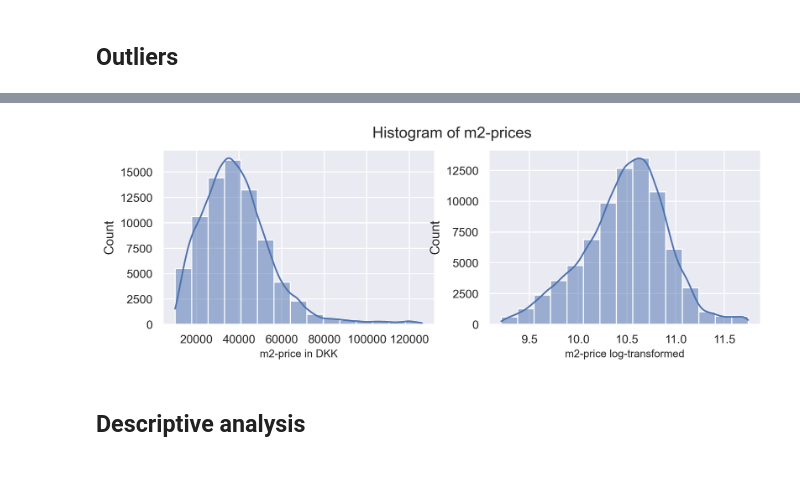
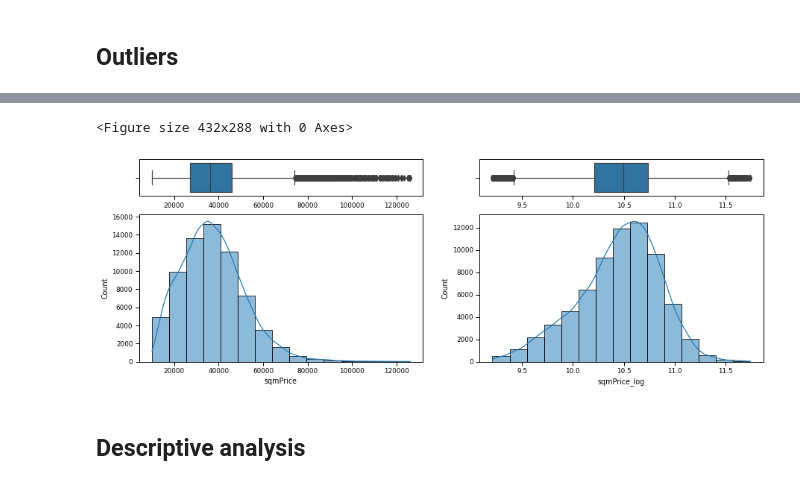
Before and after one commit to yapicikerem/ISDS_G9, a Jupyter notebook: Exam_G9.ipynb, the cells around one changed output, grey strips where cells are left out. Saved outputs shown, nothing was run; the diff lists cells and outputs as text; code cells hidden in the pictures.

```diff
--- a/Exam_G9.ipynb
+++ b/Exam_G9.ipynb
@@ -151,13 +175,0 @@ plt.show()
-# %%
-sns.set()
-#changing quality for exporting
-plt.rcParams['figure.dpi'] = 300
-plt.rcParams['savefig.dpi'] = 300
-
-# plotting settings
-fig, axes = plt.subplots(1, 2, figsize=(10,3))
-fig.suptitle('Boxplot for m2-prices')
-sns.boxplot(ax=axes[0], x=boliga['sqmPrice']).set_xlabel("m2-price in DKK", fontsize = 10)
-sns.boxplot(ax=axes[1], x=boliga['sqmPrice_log']).set_xlabel("m2-price log-transformed", fontsize = 10)
-
-plt.savefig('boxplot_sqmPrices.png', bbox_inches="tight")
@@ -166,14 +175,0 @@ plt.savefig('boxplot_sqmPrices.png', bbox_inches="tight")
-# %%
-fig, (ax1, ax2) = plt.subplots(1, 2, figsize=(10,3))
-fig.suptitle('Histogram of m2-prices')
-sns.histplot(ax=ax1, x=boliga['sqmPrice'], bins = 15, kde= True).set_xlabel("m2-price in DKK", fontsize = 10)
-sns.histplot(ax=ax2, x=boliga['sqmPrice_log'], bins = 15, kde= True).set_xlabel("m2-price log-transformed", fontsize = 10)
-
-""" sns.histplot(data=dfw.bill_length_mm, kde=True, stat='density', bins=12, ax=ax1)
-sns.histplot(data=dfw.bill_depth_mm, kde=True, stat='density', bins=12, ax=ax2)
-fig.tight_layout()
-plt.show() """
-
-plt.savefig('histplot_sqmPrices.png', bbox_inches="tight" )
-# %% [output]
-[figure, removed]
@@ -189,2 +176,18 @@ cats.value_counts()/boliga['sqmPrice'].count()
+# %%
+sns.despine()
+sns.set_context("paper")
+# creating a figure composed of two matplotlib.Axes objects (ax_box and ax_hist)
+fig, (ax_box, ax_hist) = plt.subplots(2,2, sharex=False, gridspec_kw={"height_ratios": (.20, .80),}, figsize=(15,5))
+
+# assigning a graph to each ax
+sns.boxplot(boliga['sqmPrice'], ax=ax_box[0]).set(xlabel=None)
+sns.boxplot(boliga['sqmPrice_log'], ax=ax_box[1]).set(xlabel=None)
+
+sns.histplot(data=boliga['sqmPrice'], bins=15, kde=True, ax=ax_hist[0])
+sns.histplot(data=boliga['sqmPrice_log'], bins=15, kde=True, ax=ax_hist[1])
+plt.savefig('box_hist_sqmPrices.png', bbox_inches="tight")
+# %% [output]
+<Figure size 432x288 with 0 Axes>
+[figure, added]
 # %% [markdown]
 ## Descriptive analysis
```
Also changed, not shown: parts of 14 cells of this notebook, 3 other files.
